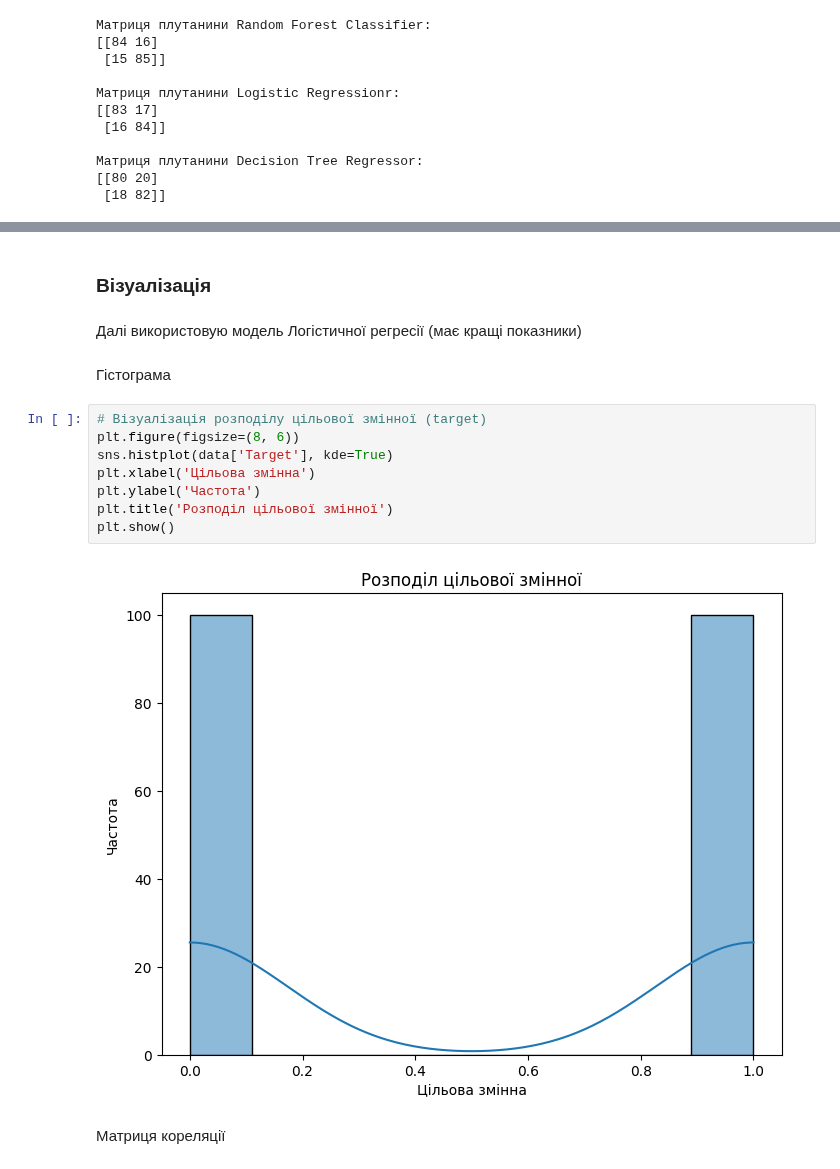
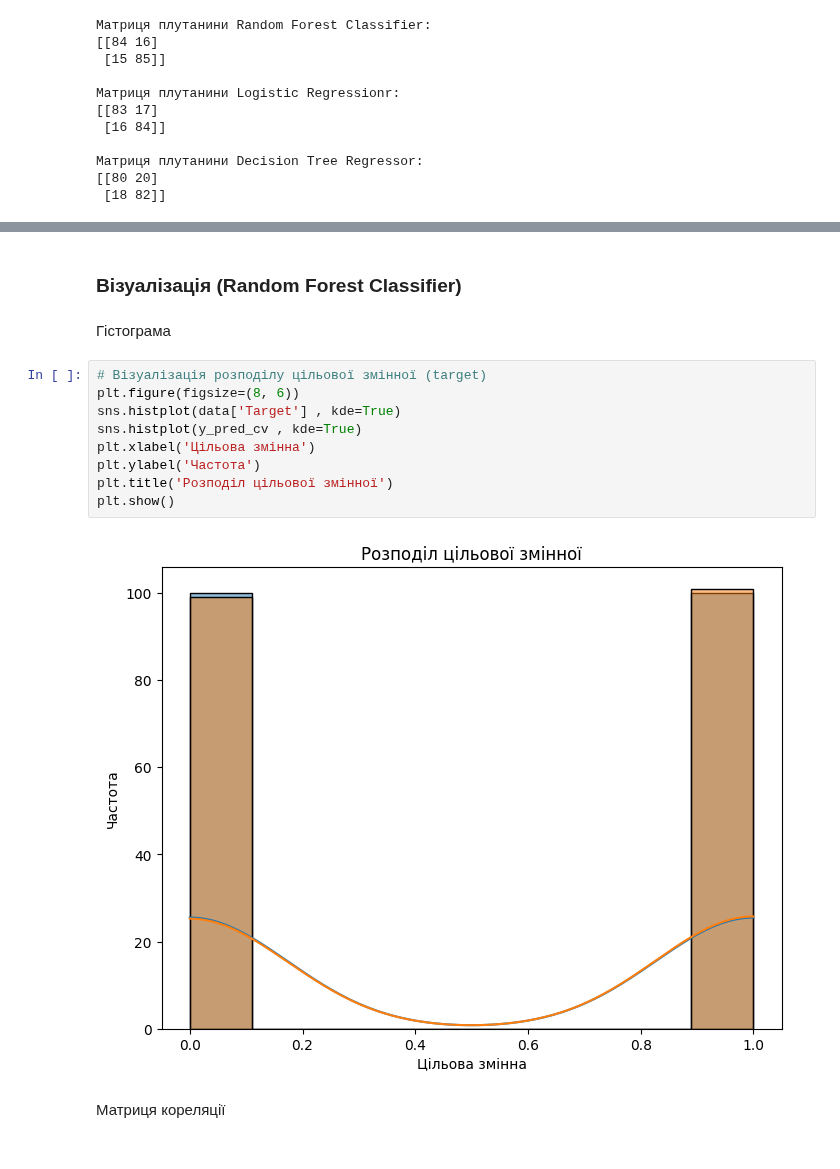
Before and after one commit to AnnaIvn/ml2023, a Jupyter notebook: Practices/Practice4/practice4.ipynb, the cells around one changed output, grey strips where cells are left out. Saved outputs shown, nothing was run; the diff lists cells and outputs as text.

```diff
--- a/Practices/Practice4/practice4.ipynb
+++ b/Practices/Practice4/practice4.ipynb
@@ -238,19 +194,18 @@ NameError: name 'y_test' is not defined
 # %% [markdown]
-### Візуалізація
+### Візуалізація (Random Forest Classifier)
-# %% [markdown]
-Далі використовую модель Логістичної регресії (має кращі показники)
 # %% [markdown]
 Гістограма
 # %%
 # Візуалізація розподілу цільової змінної (target)
 plt.figure(figsize=(8, 6))
-sns.histplot(data['Target'], kde=True)
+sns.histplot(data['Target'] , kde=True)
+sns.histplot(y_pred_cv , kde=True)
 plt.xlabel('Цільова змінна')
 plt.ylabel('Частота')
 plt.title('Розподіл цільової змінної')
 plt.show()
 # %% [output]
-[figure, old version]
+[figure, new version]
 # %% [markdown]
 Матриця кореляції
 # %%
```
Also changed, not shown: parts of 14 cells of this notebook.
